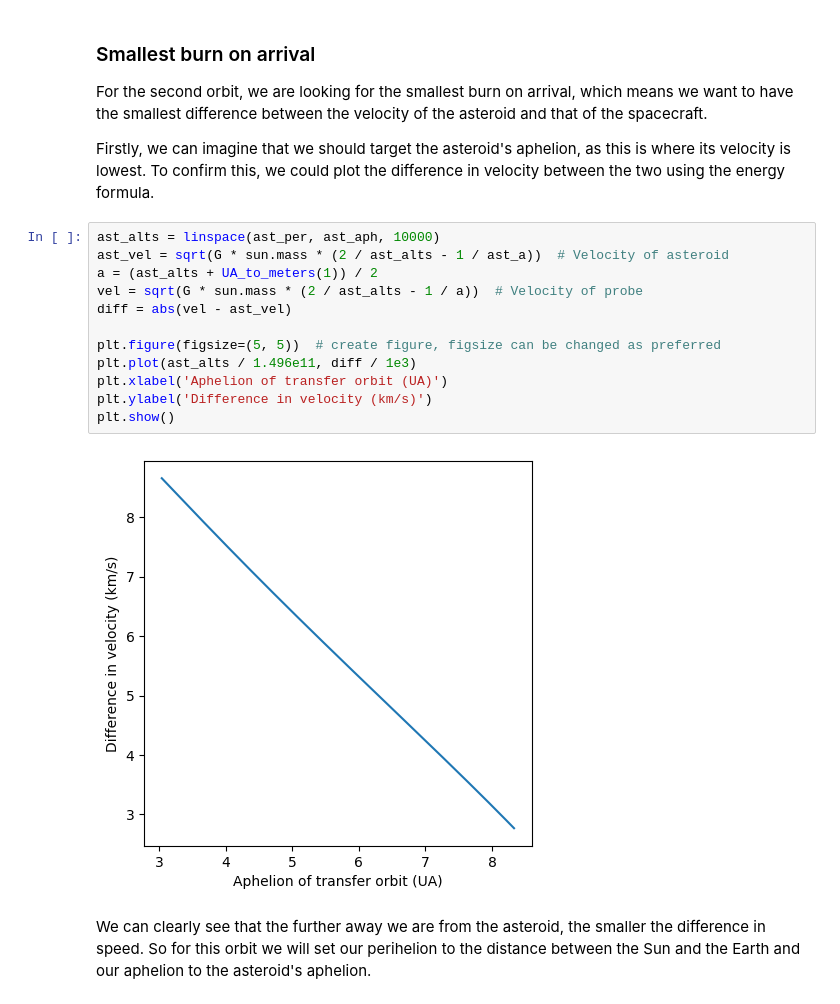
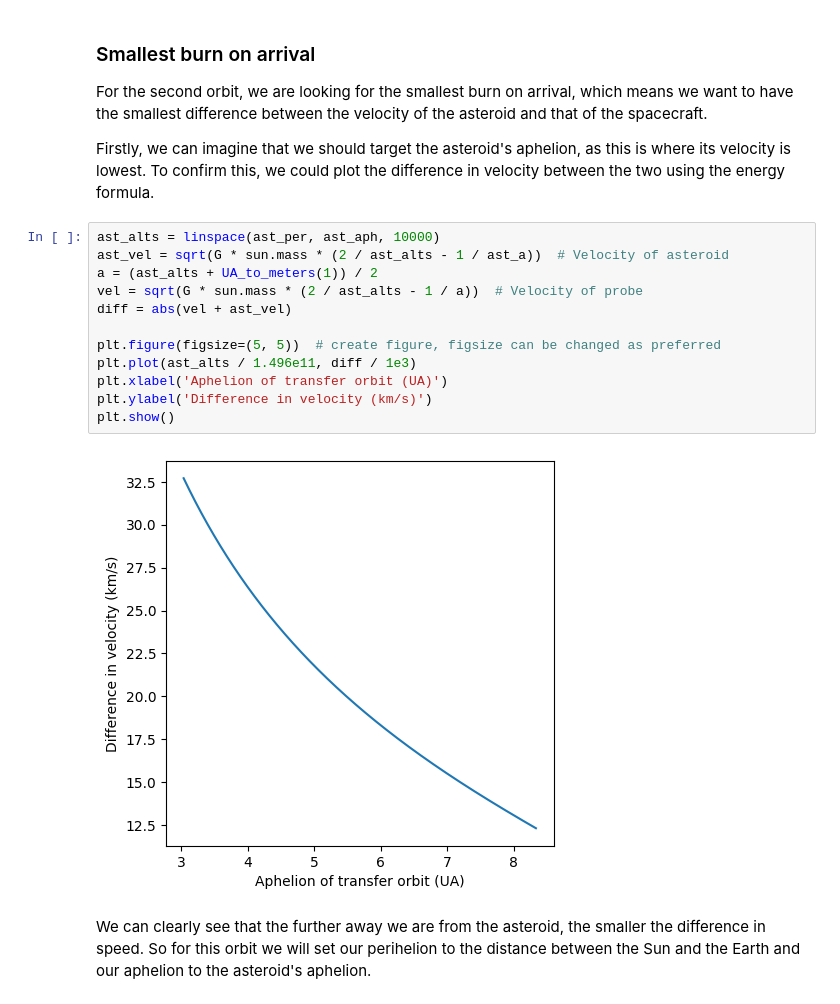
Before and after one commit to Captainfl4me/space-dynamics-workbook, a Jupyter notebook: WE8.ipynb, the cells around one changed output. Drawn from its saved outputs; the diff is of its cells as text.

```diff
--- a/WE8.ipynb
+++ b/WE8.ipynb
@@ -230,17 +232,17 @@ Firstly, we can imagine that we should target the asteroid's aphelion, as this i
 # %%
 ast_alts = linspace(ast_per, ast_aph, 10000)
 ast_vel = sqrt(G * sun.mass * (2 / ast_alts - 1 / ast_a))  # Velocity of asteroid
 a = (ast_alts + UA_to_meters(1)) / 2
 vel = sqrt(G * sun.mass * (2 / ast_alts - 1 / a))  # Velocity of probe
-diff = abs(vel - ast_vel)
+diff = abs(vel + ast_vel)
 
 plt.figure(figsize=(5, 5))  # create figure, figsize can be changed as preferred
 plt.plot(ast_alts / 1.496e11, diff / 1e3)
 plt.xlabel('Aphelion of transfer orbit (UA)')
 plt.ylabel('Difference in velocity (km/s)')
 plt.show()
 # %% [output]
-[figure, old version]
+[figure, new version]
 # %% [markdown]
 We can clearly see that the further away we are from the asteroid, the smaller the difference in speed. So for this orbit we will set our perihelion to the distance between the Sun and the Earth and our aphelion to the asteroid's aphelion.
 # %%
```
Also changed, not shown: parts of 16 cells of this notebook.
